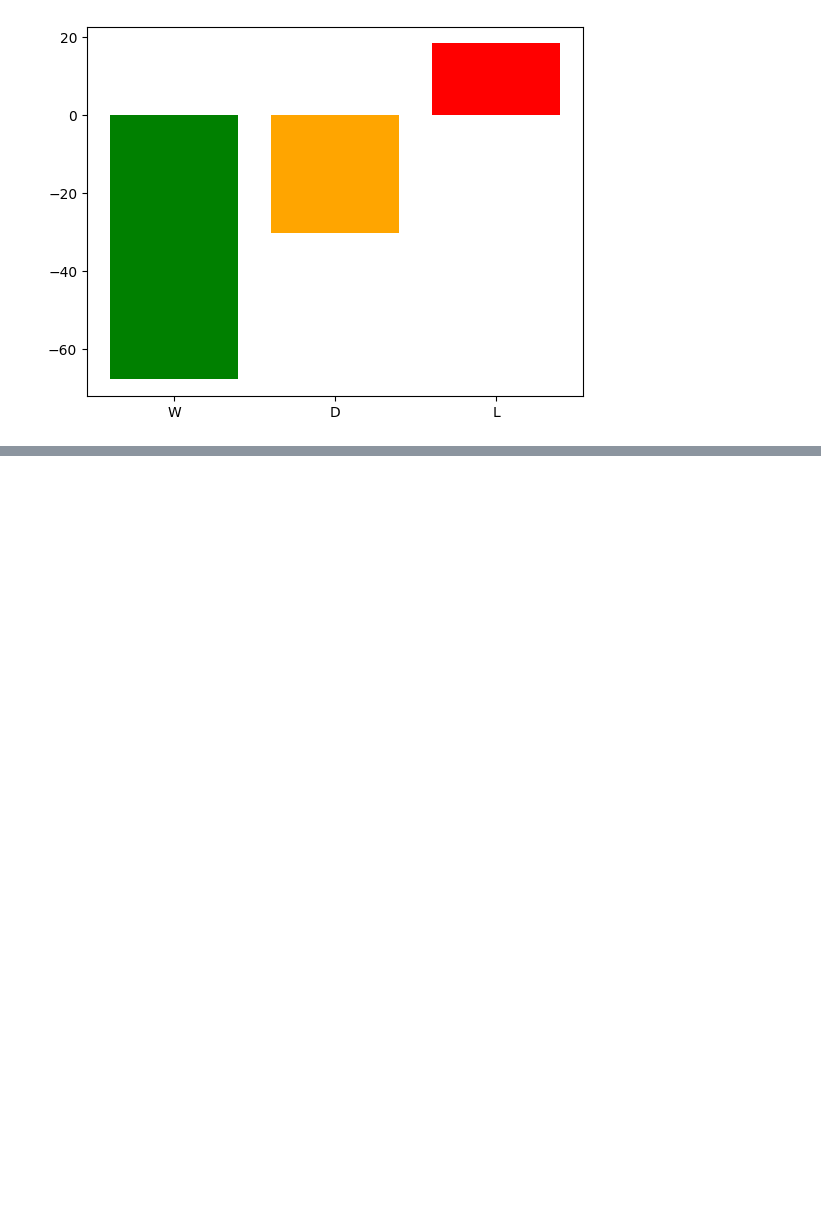
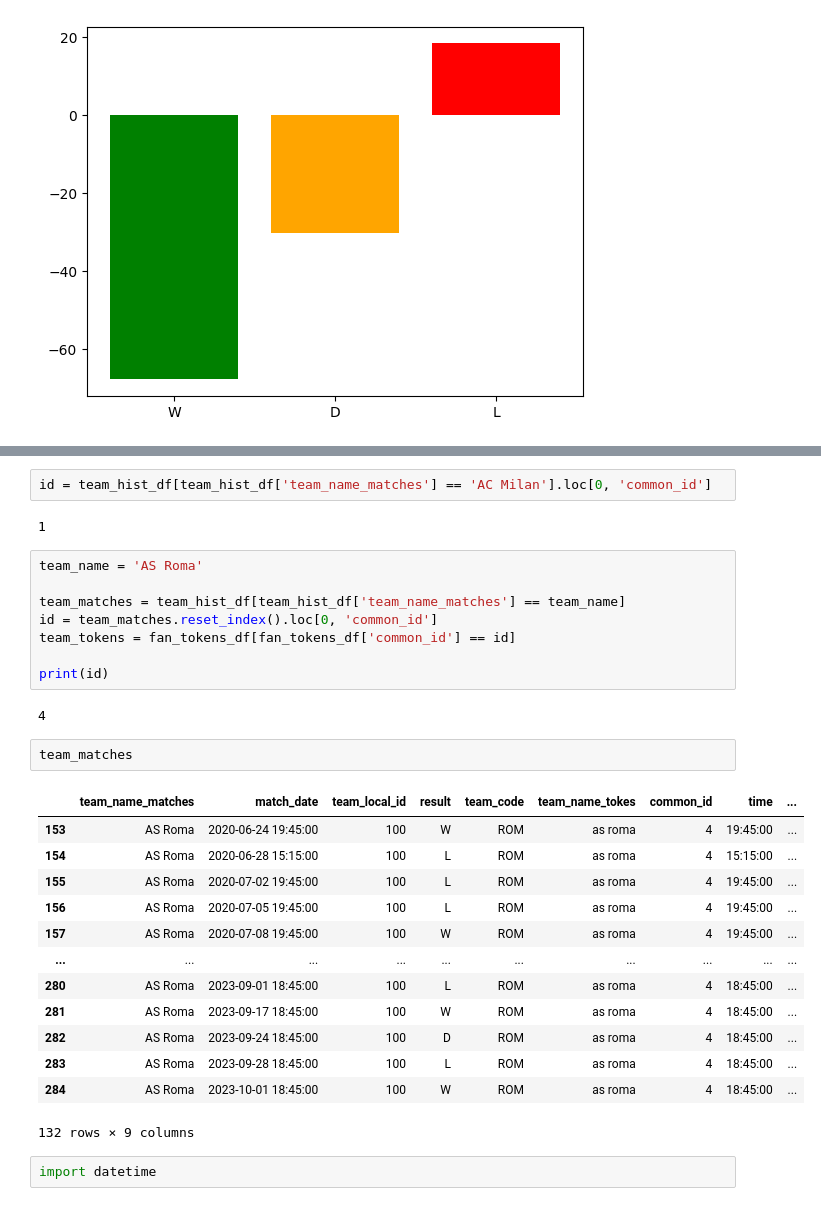
Before and after one commit to GuillermoIzquierdo/NimbusAcademyProject, a Jupyter notebook: Notebooks/common_teams_id.ipynb, the cells around one changed output, grey strips where cells are left out. Cells and saved outputs as stored; diff of their text form; blank space fills up the shorter version.

```diff
--- a/Notebooks/common_teams_id.ipynb
+++ b/Notebooks/common_teams_id.ipynb
@@ -480,0 +586,32 @@ plt.bar(
+# %%
+id = team_hist_df[team_hist_df['team_name_matches'] == 'AC Milan'].loc[0, 'common_id']
+# %% [output]
+1
+# %%
+team_name = 'AS Roma'
+
+team_matches = team_hist_df[team_hist_df['team_name_matches'] == team_name]
+id = team_matches.reset_index().loc[0, 'common_id']
+team_tokens = fan_tokens_df[fan_tokens_df['common_id'] == id]
+
+print(id)
+# %% [output]
+4
+# %%
+team_matches
+# %% [output]
+|  | team_name_matches | match_date | team_local_id | result | team_code | team_name_tokes | common_id | time | ... |
+| 153 | AS Roma | 2020-06-24 19:45:00 | 100 | W | ROM | as roma | 4 | 19:45:00 | ... |
+| 154 | AS Roma | 2020-06-28 15:15:00 | 100 | L | ROM | as roma | 4 | 15:15:00 | ... |
+| 155 | AS Roma | 2020-07-02 19:45:00 | 100 | L | ROM | as roma | 4 | 19:45:00 | ... |
+| 156 | AS Roma | 2020-07-05 19:45:00 | 100 | L | ROM | as roma | 4 | 19:45:00 | ... |
+| 157 | AS Roma | 2020-07-08 19:45:00 | 100 | W | ROM | as roma | 4 | 19:45:00 | ... |
+| ... | ... | ... | ... | ... | ... | ... | ... | ... | ... |
+| 280 | AS Roma | 2023-09-01 18:45:00 | 100 | L | ROM | as roma | 4 | 18:45:00 | ... |
+| 281 | AS Roma | 2023-09-17 18:45:00 | 100 | W | ROM | as roma | 4 | 18:45:00 | ... |
+| 282 | AS Roma | 2023-09-24 18:45:00 | 100 | D | ROM | as roma | 4 | 18:45:00 | ... |
+| 283 | AS Roma | 2023-09-28 18:45:00 | 100 | L | ROM | as roma | 4 | 18:45:00 | ... |
+| 284 | AS Roma | 2023-10-01 18:45:00 | 100 | W | ROM | as roma | 4 | 18:45:00 | ... |
+132 rows × 9 columns
+# %%
+import datetime
```
Also changed, not shown: parts of 19 cells of this notebook, 11 other files.
